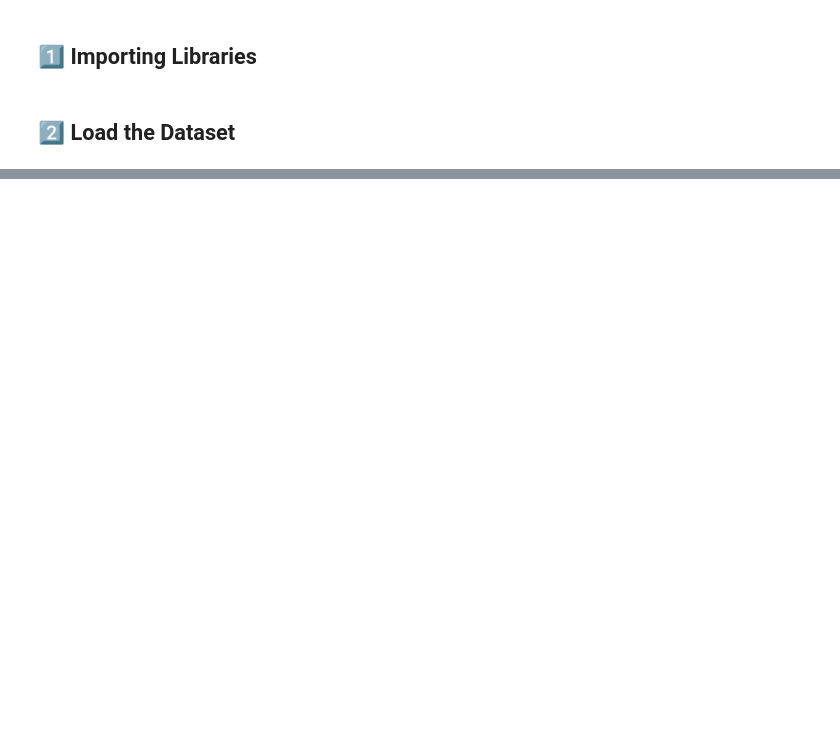
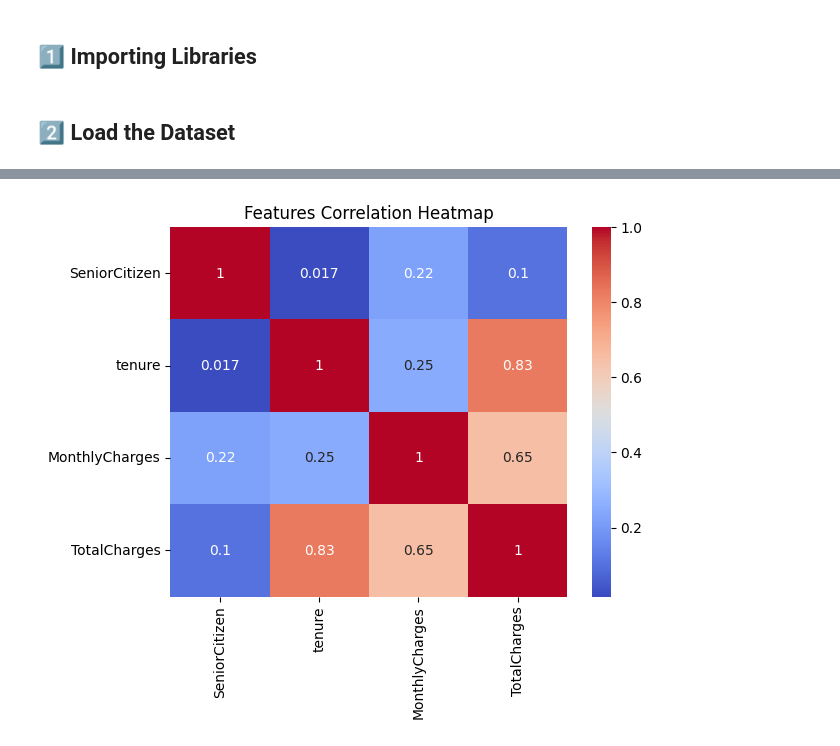
Before and after one commit to amiabl-programr/fbs-final-assessment, a Jupyter notebook: final_project.ipynb, the cells around one changed output, grey strips where cells are left out. Drawn from its saved outputs; the diff is of its cells as text; code cells hidden in the pictures; blank space fills up the shorter version.

```diff
--- a/final_project.ipynb
+++ b/final_project.ipynb
@@ -19,0 +33,4 @@ df.head()
+# %%
+# change total charges column from object to numeric
+df_regression["TotalCharges"] = pd.to_numeric(df_regression["TotalCharges"], errors='coerce')
+df_regression
@@ -19,0 +91,6 @@ df.head()
+# %%
+#drop rows with null values
+df_regression = df_regression.dropna()
+# check for duplicates
+df_regression.duplicated().sum()
+df_regression.isnull().sum()
@@ -19,0 +172,7 @@ df.head()
+# %%
+#correlation heatmap
+sns.heatmap(df_regression.corr(numeric_only = True), annot = True, cmap = "coolwarm")
+plt.title("Features Correlation Heatmap")
+plt.show()
+# %% [output]
+[figure, added]
```
Also changed, not shown: parts of 27 cells of this notebook, 1 other file.
